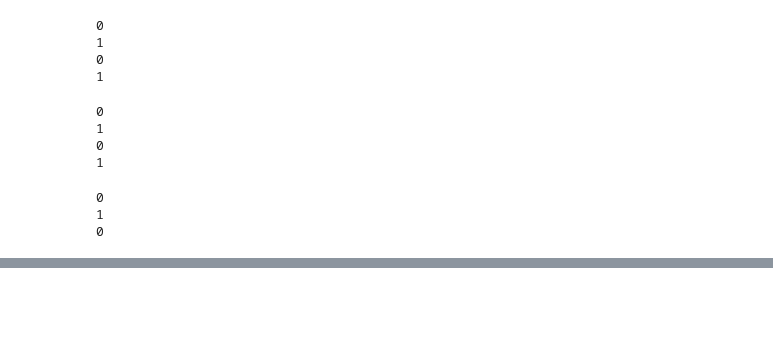
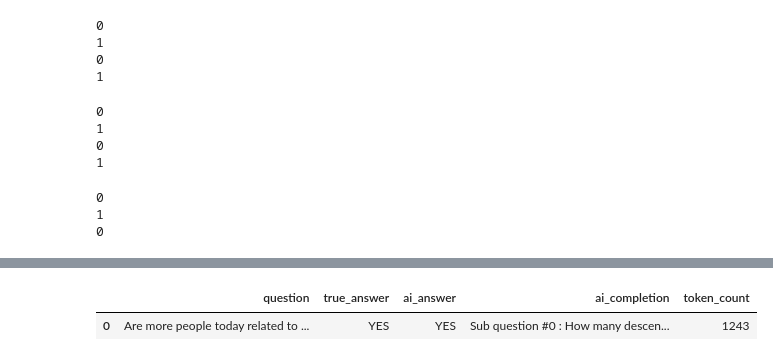
Before and after one commit to Lori10/Master-Thesis-Few-Shot-CoT-Prompting-LLM, a Jupyter notebook: Experiments.ipynb, the cells around one changed output, grey strips where cells are left out. Cells and saved outputs as stored; diff of their text form; code cells hidden in the pictures; blank space fills up the shorter version.

```diff
--- a/Experiments.ipynb
+++ b/Experiments.ipynb
@@ -221,7 +236,7 @@ def build_context_strategyqa_standard(selected_examples):
 
     return context
 # %%
-def generate_fewshot_random_demonstration(dataset_infos, nr_examples, strategy):
+def generate_fewshot_random_demonstration(seeds, dataset_infos, nr_examples, strategy):
     dataset_name = dataset_infos['dataset_name']
     dataset = dataset_infos['data']
     list_contexts = []
@@ -234,7 +249,7 @@ def generate_fewshot_random_demonstration(dataset_infos, nr_examples, strategy):
     else:
         list_contexts = []
 
-        for seed in [42, 10]:
+        for seed in seeds:
             random.seed(seed)
             selected_examples = random.sample(dataset, nr_examples)
             if dataset_name == 'gsm8k':
@@ -251,11 +266,14 @@ def generate_fewshot_random_demonstration(dataset_infos, nr_examples, strategy):
 # %%
 def predict_llm(template, question, model_name):
     prompt = PromptTemplate(input_variables=["question"], template=template)
-    llm = OpenAI(model_name=model_name, temperature=0)
+    llm = OpenAI(model_name=model_name, temperature=0.2)
     llm_chain = LLMChain(prompt=prompt, llm=llm, verbose=True)
-    return llm_chain.run(question)
+    with get_openai_callback() as cb:
+        result = llm_chain.run(question)
+
+    return result, cb.total_tokens
 # %%
-def run(dataset_infos, strategy, model_name, nr_examples):
+def run(seeds, dataset_infos, strategy, model_name, nr_examples):
     extract_answers_dic = {'gsm8k' :
                                {'extract_true_answer_func' : extract_true_answer_gsm8k,
                                 'extract_ai_answer_func' : extract_ai_answer_gsm8k},
@@ -321,16 +339,13 @@ def run(dataset_infos, strategy, model_name, nr_examples):
     extract_true_answer_func = extract_answers_dic[dataset_name]['extract_true_answer_func']
     extract_ai_answer_func = extract_answers_dic[dataset_name]['extract_ai_answer_func']
 
-    list_contexts = generate_fewshot_random_demonstration(dataset_infos, nr_examples, strategy)
-    accuracy_results = []
+    list_contexts = generate_fewshot_random_demonstration(seeds, dataset_infos, nr_examples, strategy)
     dataframes_list = []
 
     for i, context in enumerate(list_contexts):
-        print(i)
-        count_correct_answers = 0
         df = pd.DataFrame()
 
-        for example in dataset[:10]:
+        for example in dataset[:3]:
             # build the suffix
             if dataset_name == 'aqua':
                 formatted_suffix_subset = suffix_subset.format(example['options'])
@@ -338,25 +353,24 @@ def run(dataset_infos, strategy, model_name, nr_examples):
 
             # build the template using prefix, context and suffix
             template = prefix + context + suffix
-            model_completion = predict_llm(template, example['question'], model_name)
+            model_completion, token_count = predict_llm(template, example['question'], model_name)
 
             # extract the final answer from the model completion
             extracted_ai_answer = extract_ai_answer_func(model_completion)
             # extract the true answer
             extracted_true_answer = extract_true_answer_func(example['answer'])
 
-            if extracted_ai_answer == extracted_true_answer:
-                count_correct_answers += 1
-
             row_dic = {'question' : [example['question']],
                        'true_answer' : [extracted_true_answer],
                        'ai_answer' : [extracted_ai_answer],
-                       'ai_completion' : [model_completion]
+                       'ai_completion' : [model_completion],
+                       'token_count' : [token_count]
                        }
 
             df = pd.concat([df, pd.DataFrame(row_dic)], ignore_index=False)
 
-        accuracy_results.append(count_correct_answers/len(dataset))
         dataframes_list.append(df)
 
-    return accuracy_results, dataframes_list
+
+
+    return dataframes_list
@@ -1035,0 +1073,6 @@ gsm8k_sd*price_per_token + gsm8k_cot*price_per_token + aqua_sd*price_per_token +
+# %%
+# TEST
+
+# TEST STRATEGYQA COT
+dataset_infos = {'dataset_name' : 'strategyqa', 'data' : strategyqa}
+acc_strategyqa_cot, dfs_strategyqa_cot = run([10, 20], dataset_infos, 'cot', 'gpt-3.5-turbo', 2)
@@ -1035,0 +1097,5 @@ gsm8k_sd*price_per_token + gsm8k_cot*price_per_token + aqua_sd*price_per_token +
+# %%
+dfs_strategyqa_cot[0]
+# %% [output]
+|  | question | true_answer | ai_answer | ai_completion | token_count |
+| 0 | Are more people today related to ... | YES | YES | Sub question #0 : How many descen... | 1243 |
```
Also changed, not shown: parts of 51 cells of this notebook, 1 other file.
